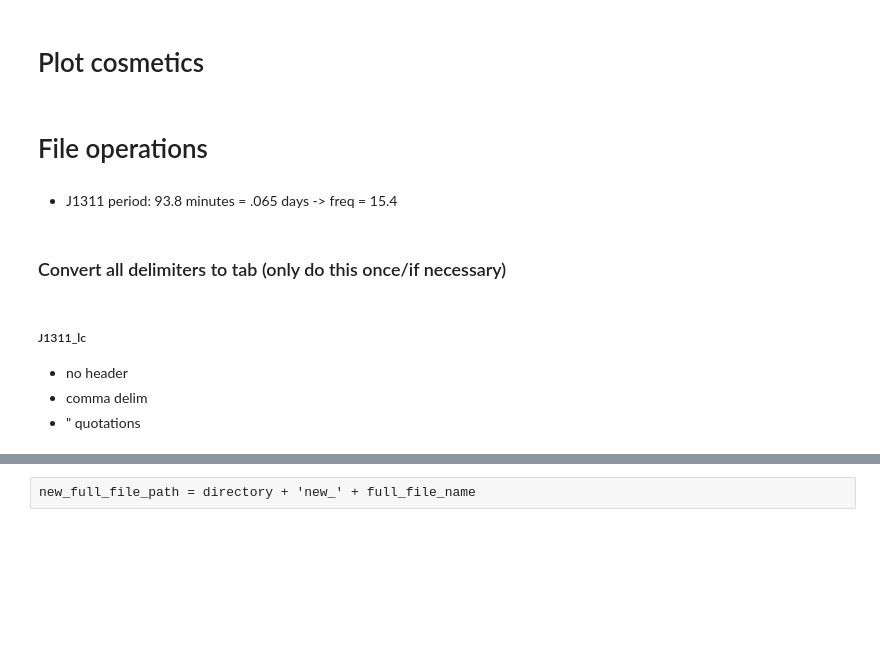
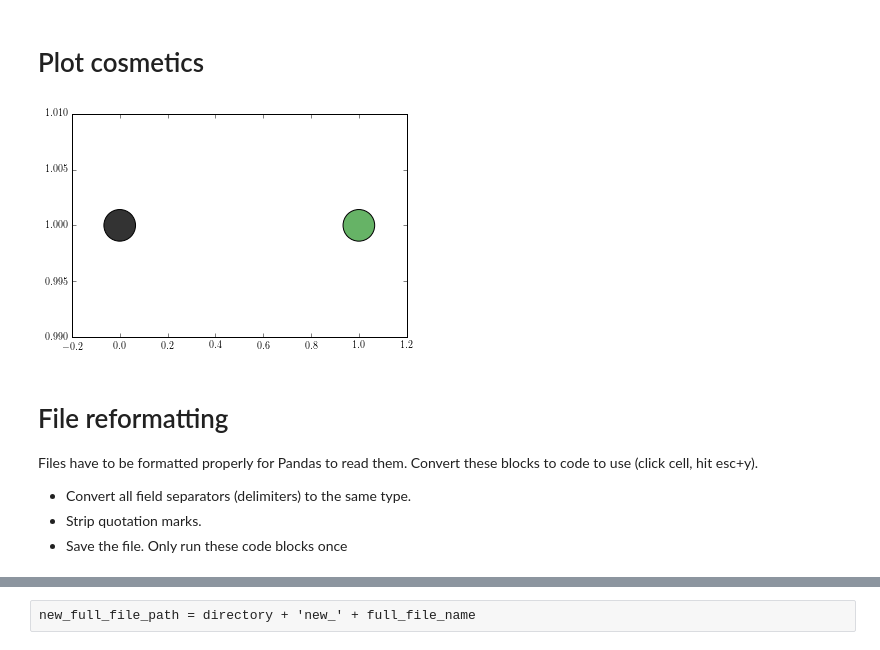
Before and after one commit to tphinkle/pulsar_time-variability, a Jupyter notebook: welch-ls.ipynb, the cells around one changed output, grey strips where cells are left out. Cells and saved outputs as stored; diff of their text form; code cells hidden in the pictures; blank space fills up the shorter version.

```diff
--- a/welch-ls.ipynb
+++ b/welch-ls.ipynb
@@ -15,7 +15,4 @@ axislabel_size = 18
 axistick_size = 16
 
 gray_color = (0.2, 0.2, 0.2)
+green_color = (0.4, 0.7, 0.4)
-# %% [markdown]
-# File operations
-# %% [markdown]
-- J1311 period: 93.8 minutes = .065 days -> freq = 15.4
@@ -33,7 +19,14 @@ full_file_path = directory + full_file_name
-# %% [markdown]
-### Convert all delimiters to tab (only do this once/if necessary)
-# %% [markdown]
-##### J1311_lc
-- no header
-- comma delim
-- " quotations
+# %%
+plt.scatter([0,1], [1,1], c = [gray_color, green_color], s = 1000)
+plt.ylim(.99, 1.01)
+plt.show()
+# %% [output]
+[figure, added]
+# %% [markdown]
+# File reformatting
+Files have to be formatted properly for Pandas to read them.
+Convert these blocks to code to use (click cell, hit esc+y).
+- Convert all field separators (delimiters) to the same type.
+- Strip quotation marks.
+- Save the file.
+Only run these code blocks once
```
Also changed, not shown: parts of 34 cells of this notebook.
